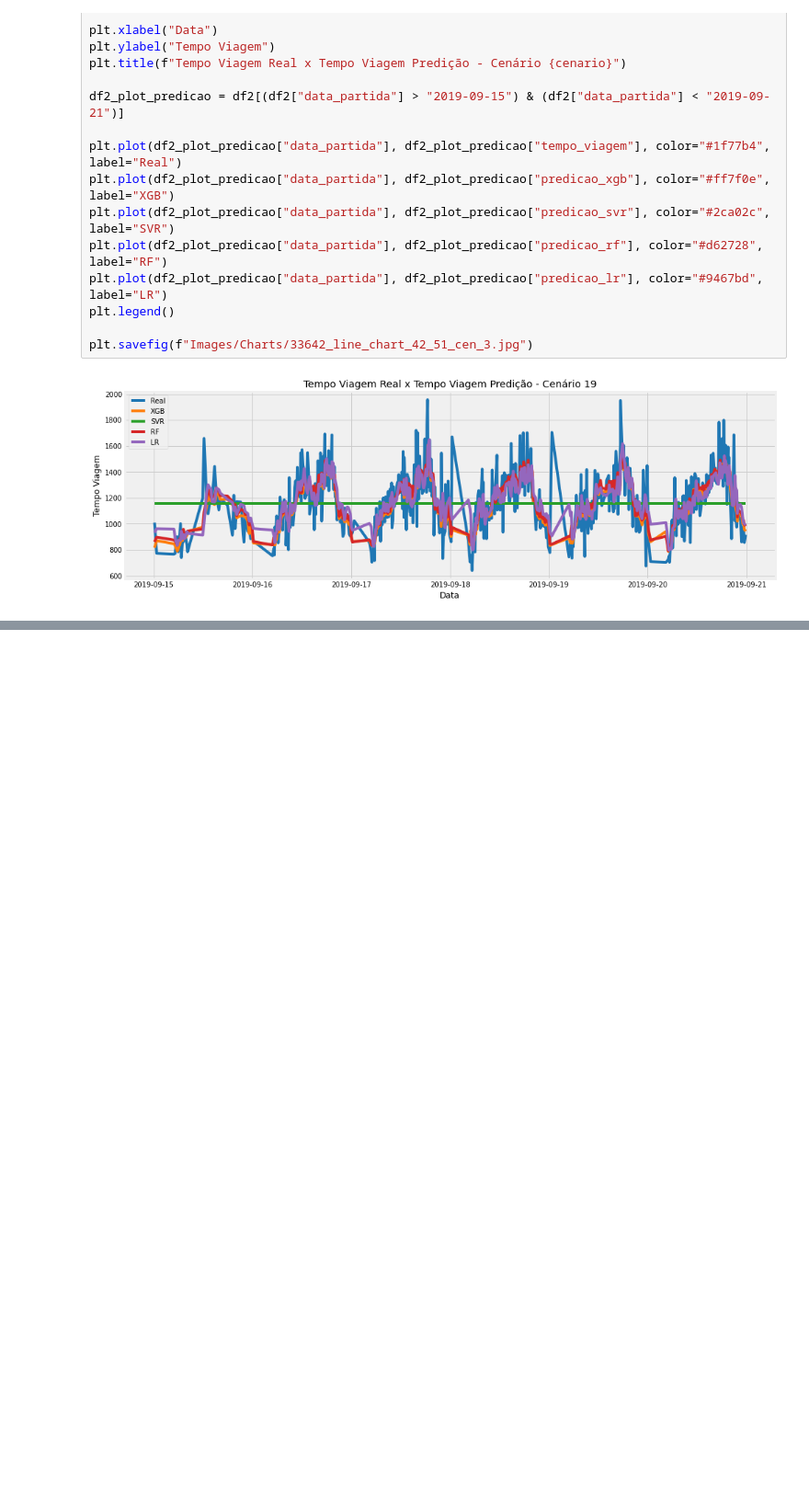
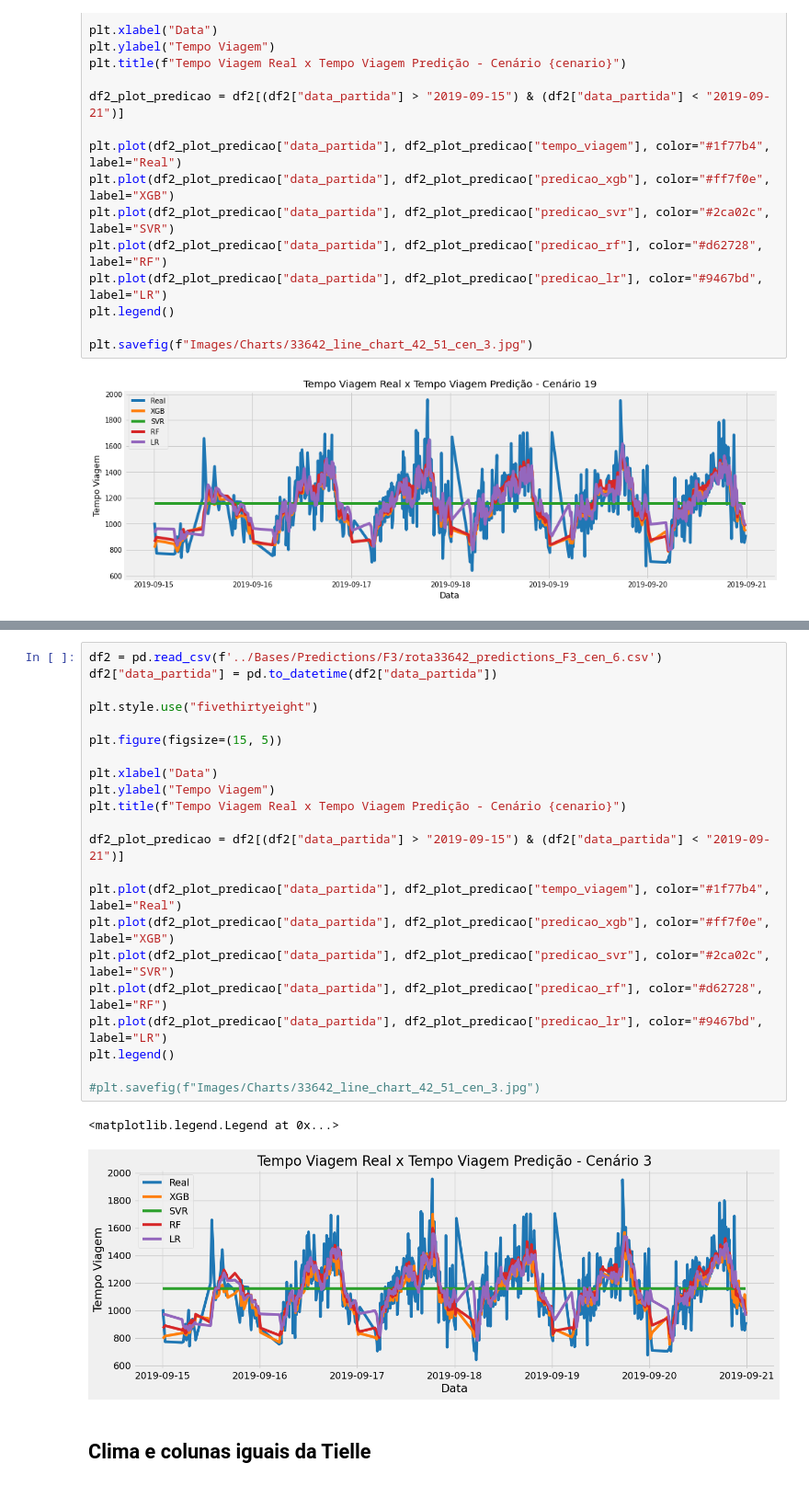
Before and after one commit to LeonardoVillamarin/TCC-Previsor_viagens_onibus, a Jupyter notebook: Analysis/analysis33642.ipynb, the cells around one changed output, grey strips where cells are left out. Shown at 92% size. Saved outputs shown, nothing was run; the diff lists cells and outputs as text; blank space fills up the shorter version.

```diff
--- a/Analysis/analysis33642.ipynb
+++ b/Analysis/analysis33642.ipynb
@@ -164,0 +246,27 @@ plt.savefig(f"Images/Charts/33642_line_chart_42_51_cen_3.jpg")
+# %%
+df2 = pd.read_csv(f'../Bases/Predictions/F3/rota33642_predictions_F3_cen_6.csv')
+df2["data_partida"] = pd.to_datetime(df2["data_partida"])
+
+plt.style.use("fivethirtyeight")
+
+plt.figure(figsize=(15, 5))
+
+plt.xlabel("Data")
+plt.ylabel("Tempo Viagem")
+plt.title(f"Tempo Viagem Real x Tempo Viagem Predição - Cenário {cenario}")
+
+df2_plot_predicao = df2[(df2["data_partida"] > "2019-09-15") & (df2["data_partida"] < "2019-09-21")]
+
+plt.plot(df2_plot_predicao["data_partida"], df2_plot_predicao["tempo_viagem"], color="#1f77b4", label="Real")
+plt.plot(df2_plot_predicao["data_partida"], df2_plot_predicao["predicao_xgb"], color="#ff7f0e", label="XGB")
+plt.plot(df2_plot_predicao["data_partida"], df2_plot_predicao["predicao_svr"], color="#2ca02c", label="SVR")
+plt.plot(df2_plot_predicao["data_partida"], df2_plot_predicao["predicao_rf"], color="#d62728", label="RF")
+plt.plot(df2_plot_predicao["data_partida"], df2_plot_predicao["predicao_lr"], color="#9467bd", label="LR")
+plt.legend()
+
+#plt.savefig(f"Images/Charts/33642_line_chart_42_51_cen_3.jpg")
+# %% [output]
+<matplotlib.legend.Legend at 0x...>
+[figure, added]
+# %% [markdown]
+## Clima e colunas iguais da Tielle
```
Also changed, not shown: parts of 6 cells of this notebook, 24 other files.
